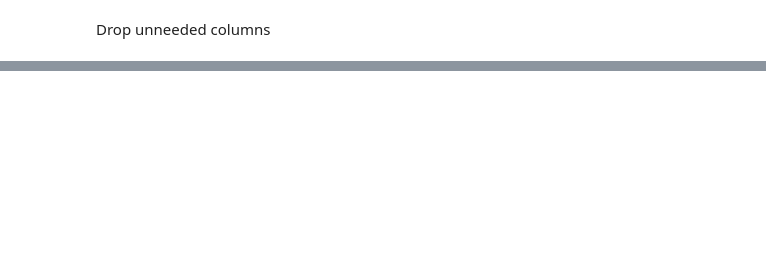
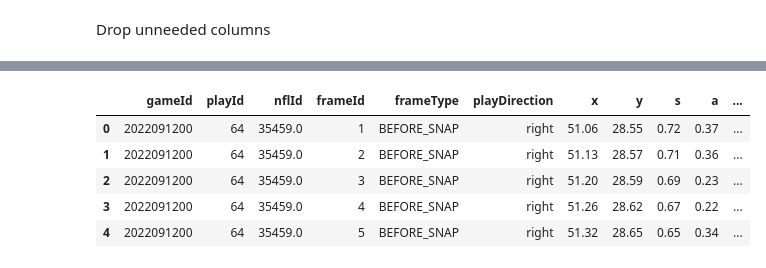
Before and after one commit to njbirk/big_data_bowl_2025, a Jupyter notebook: python/initial_idea.ipynb, the cells around one changed output, grey strips where cells are left out. Cells and saved outputs as stored; diff of their text form; code cells hidden in the pictures; blank space fills up the shorter version.

Commit message:
adds initial notes and single game code

```diff
--- a/python/initial_idea.ipynb
+++ b/python/initial_idea.ipynb
@@ -264,0 +257,9 @@ defensive_tracking_data.drop(
+# %%
+defensive_tracking_data.head()
+# %% [output]
+|  | gameId | playId | nflId | frameId | frameType | playDirection | x | y | s | a | ... |
+| 0 | 2022091200 | 64 | 35459.0 | 1 | BEFORE_SNAP | right | 51.06 | 28.55 | 0.72 | 0.37 | ... |
+| 1 | 2022091200 | 64 | 35459.0 | 2 | BEFORE_SNAP | right | 51.13 | 28.57 | 0.71 | 0.36 | ... |
+| 2 | 2022091200 | 64 | 35459.0 | 3 | BEFORE_SNAP | right | 51.20 | 28.59 | 0.69 | 0.23 | ... |
+| 3 | 2022091200 | 64 | 35459.0 | 4 | BEFORE_SNAP | right | 51.26 | 28.62 | 0.67 | 0.22 | ... |
+| 4 | 2022091200 | 64 | 35459.0 | 5 | BEFORE_SNAP | right | 51.32 | 28.65 | 0.65 | 0.34 | ... |
```
Also changed, not shown: parts of 9 cells of this notebook, 2 other files.
